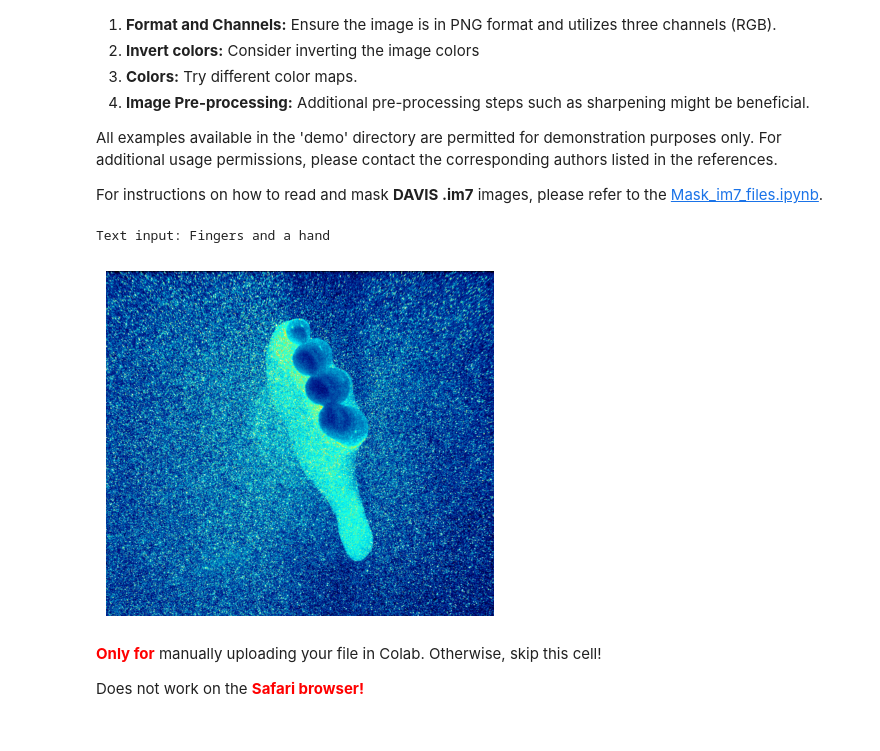
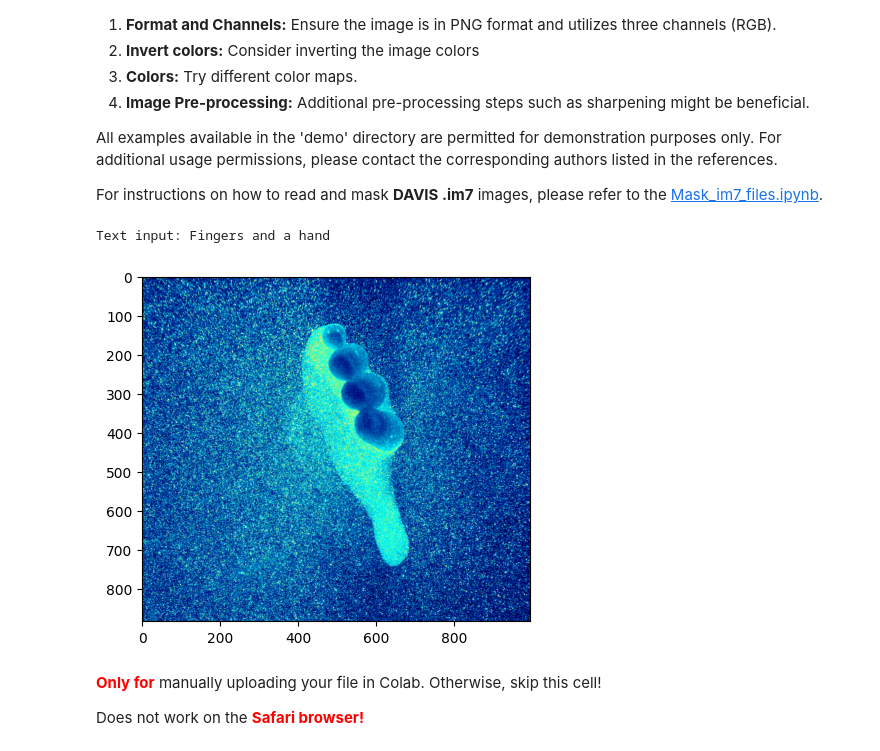
Before and after one commit to AliRKhojasteh/Flow_segmentation, a Jupyter notebook: Notebooks/Flow_segmentation.ipynb, the cells around one changed output. Cells and saved outputs as stored; diff of their text form; code cells hidden in the pictures.

```diff
--- a/Notebooks/Flow_segmentation.ipynb
+++ b/Notebooks/Flow_segmentation.ipynb
@@ -90,25 +88,24 @@ For instructions on how to read and mask **DAVIS .im7** images, please refer to
 # %%
 import os
 from PIL import Image, ImageOps
 import matplotlib.pyplot as plt
 
 ###### Change the text prompt here ######
 text_prompt = 'Fingers and a hand'
 print("Text input:", text_prompt)
 #########################################
 
 image_path = os.path.join(parent_dir, "Demo", "Fingers.png")
 image_pil = Image.open(image_path).convert("RGB")
 
 plt.figure(figsize=(5, 5))
 plt.imshow(image_pil)
-plt.axis('off')
 plt.show()
 
 image_pil = ImageOps.invert(image_pil)
 # %% [output]
 Text input: Fingers and a hand
-[figure, old version]
+[figure, new version]
 # %% [markdown]
 <font color='red'>**Only for**</font> manually uploading your file in Colab. Otherwise, skip this cell!
 
```
Also changed, not shown: parts of 4 cells of this notebook, 1 other file.
